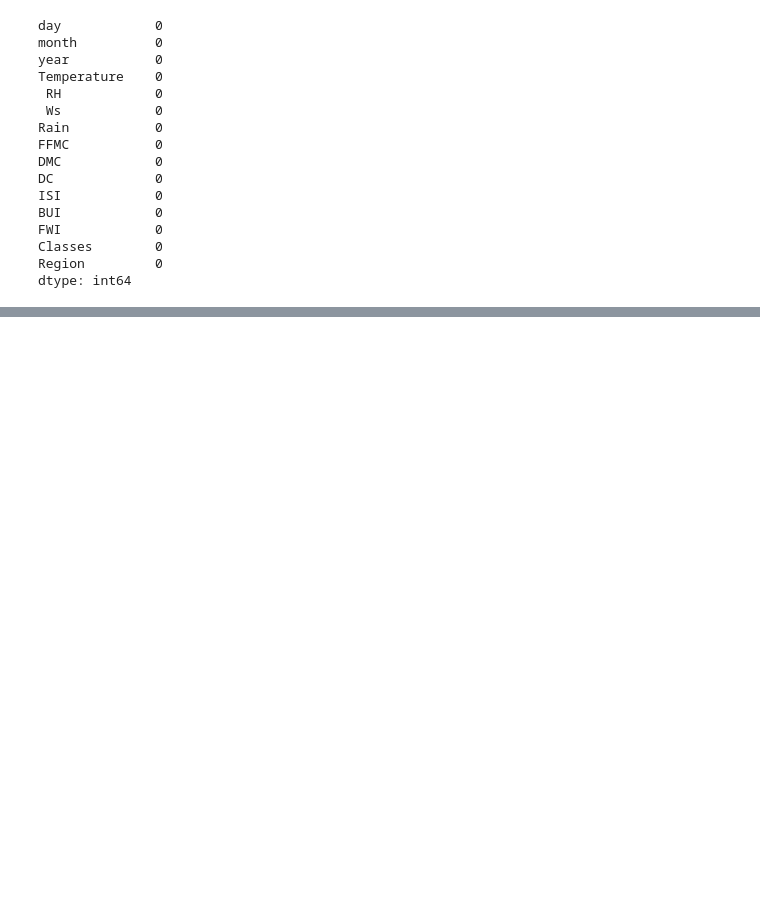
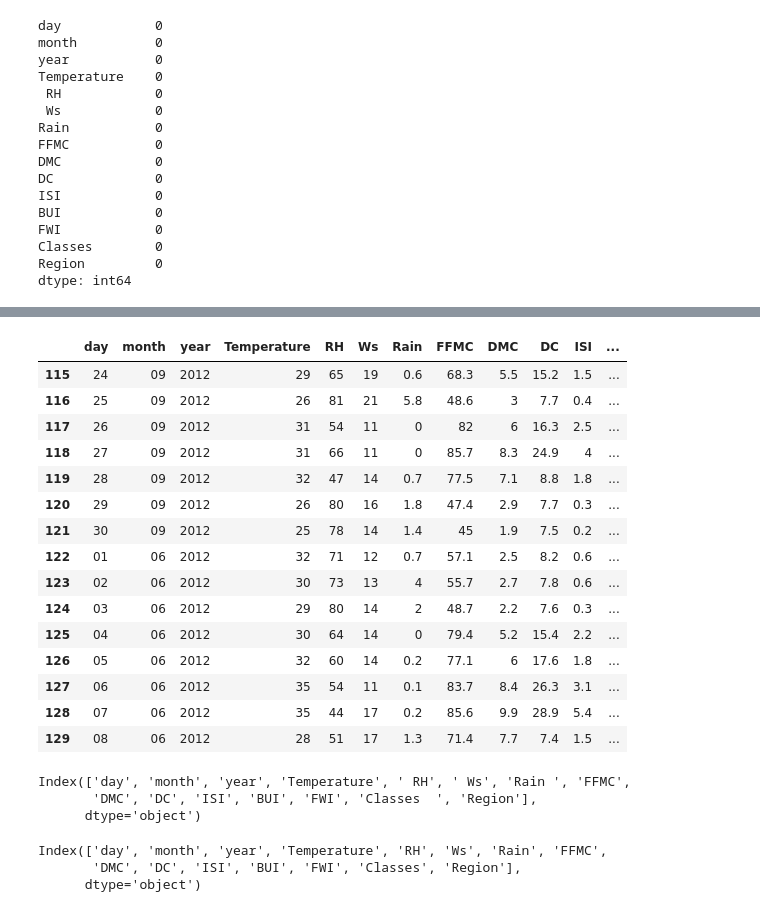
Before and after one commit to arunp77/Machine-Learning, a Jupyter notebook: Projects-ML/Reg-models/lasso.ipynb, the cells around one changed output, grey strips where cells are left out. Drawn from its saved outputs; the diff is of its cells as text; code cells hidden in the pictures; blank space fills up the shorter version.

```diff
--- a/Projects-ML/Reg-models/lasso.ipynb
+++ b/Projects-ML/Reg-models/lasso.ipynb
@@ -213,0 +223,35 @@ final_df.iloc[122:130]
+# %%
+final_df = final_df.drop(122).reset_index(drop =True)
+# %%
+final_df.iloc[115:130]
+# %% [output]
+|  | day | month | year | Temperature | RH | Ws | Rain | FFMC | DMC | DC | ISI | ... |
+| 115 | 24 | 09 | 2012 | 29 | 65 | 19 | 0.6 | 68.3 | 5.5 | 15.2 | 1.5 | ... |
+| 116 | 25 | 09 | 2012 | 26 | 81 | 21 | 5.8 | 48.6 | 3 | 7.7 | 0.4 | ... |
+| 117 | 26 | 09 | 2012 | 31 | 54 | 11 | 0 | 82 | 6 | 16.3 | 2.5 | ... |
+| 118 | 27 | 09 | 2012 | 31 | 66 | 11 | 0 | 85.7 | 8.3 | 24.9 | 4 | ... |
+| 119 | 28 | 09 | 2012 | 32 | 47 | 14 | 0.7 | 77.5 | 7.1 | 8.8 | 1.8 | ... |
+| 120 | 29 | 09 | 2012 | 26 | 80 | 16 | 1.8 | 47.4 | 2.9 | 7.7 | 0.3 | ... |
+| 121 | 30 | 09 | 2012 | 25 | 78 | 14 | 1.4 | 45 | 1.9 | 7.5 | 0.2 | ... |
+| 122 | 01 | 06 | 2012 | 32 | 71 | 12 | 0.7 | 57.1 | 2.5 | 8.2 | 0.6 | ... |
+| 123 | 02 | 06 | 2012 | 30 | 73 | 13 | 4 | 55.7 | 2.7 | 7.8 | 0.6 | ... |
+| 124 | 03 | 06 | 2012 | 29 | 80 | 14 | 2 | 48.7 | 2.2 | 7.6 | 0.3 | ... |
+| 125 | 04 | 06 | 2012 | 30 | 64 | 14 | 0 | 79.4 | 5.2 | 15.4 | 2.2 | ... |
+| 126 | 05 | 06 | 2012 | 32 | 60 | 14 | 0.2 | 77.1 | 6 | 17.6 | 1.8 | ... |
+| 127 | 06 | 06 | 2012 | 35 | 54 | 11 | 0.1 | 83.7 | 8.4 | 26.3 | 3.1 | ... |
+| 128 | 07 | 06 | 2012 | 35 | 44 | 17 | 0.2 | 85.6 | 9.9 | 28.9 | 5.4 | ... |
+| 129 | 08 | 06 | 2012 | 28 | 51 | 17 | 1.3 | 71.4 | 7.7 | 7.4 | 1.5 | ... |
+# %%
+final_df.columns
+# %% [output]
+Index(['day', 'month', 'year', 'Temperature', ' RH', ' Ws', 'Rain ', 'FFMC',
+       'DMC', 'DC', 'ISI', 'BUI', 'FWI', 'Classes  ', 'Region'],
+      dtype='object')
+# %%
+## fix spaces in columns names
+final_df.columns = final_df.columns.str.strip()
+final_df.columns
+# %% [output]
+Index(['day', 'month', 'year', 'Temperature', 'RH', 'Ws', 'Rain', 'FFMC',
+       'DMC', 'DC', 'ISI', 'BUI', 'FWI', 'Classes', 'Region'],
+      dtype='object')
```
Also changed, not shown: parts of 26 cells of this notebook, 1 other file.
